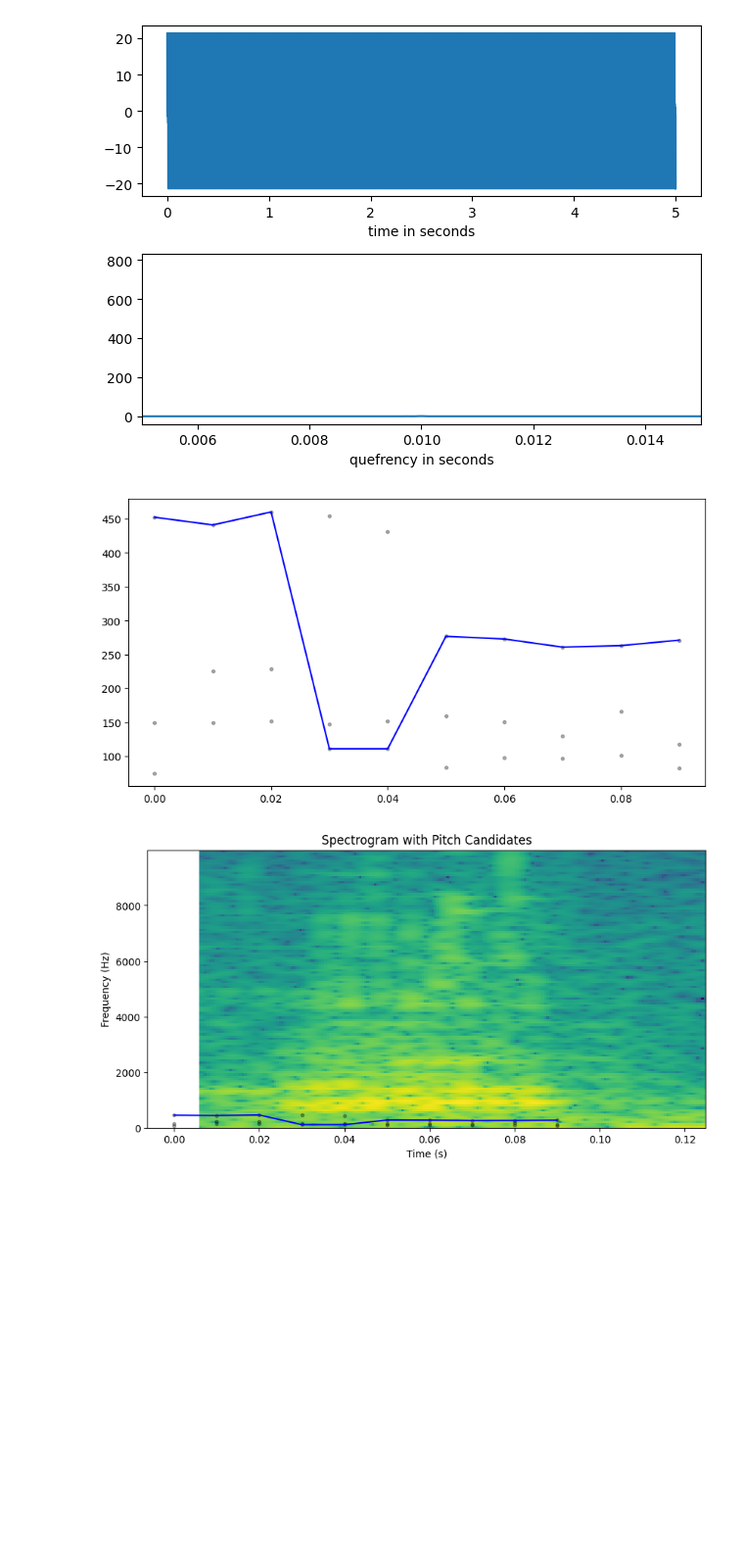
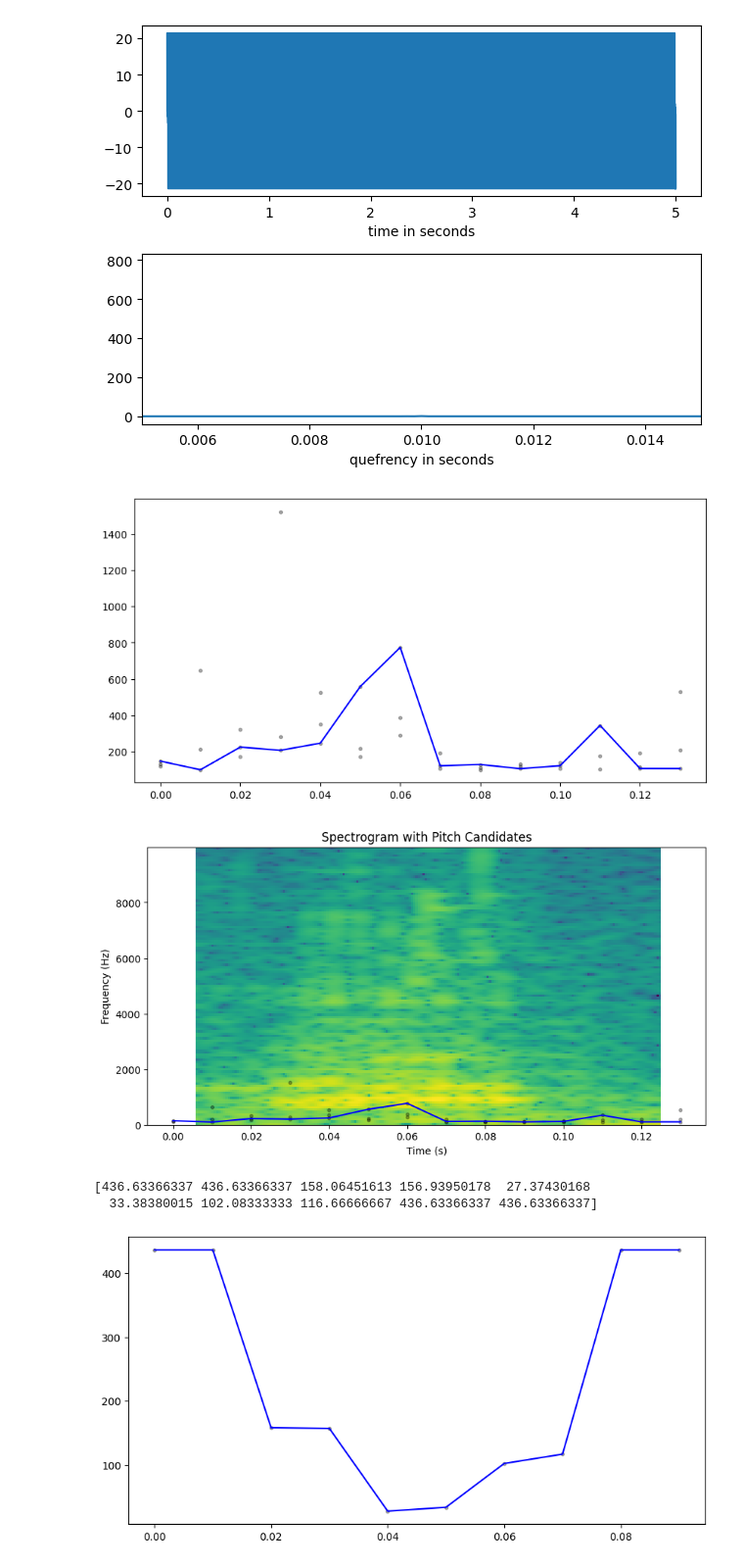
Before and after one commit to lgies23/biosonic, a Jupyter notebook: src/biosonic/test_plots.ipynb, the cells around one changed output. Shown at 98% size. Saved outputs shown, nothing was run; the diff lists cells and outputs as text; code cells hidden in the pictures; blank space fills up the shorter version.

```diff
--- a/src/biosonic/test_plots.ipynb
+++ b/src/biosonic/test_plots.ipynb
@@ -142,13 +162,25 @@ plot_cepstrum(data, sr)
 # batch_normalize_wav_files("/Users/lenagies/Desktop/Master/Nebenjob/biosonic/testfiles", 44100, 1, "float32")
 # %%
 # Run pitch tracking
-time_points, candidates = praat_pitch_tracking(signal_.data, signal_.sr)
+time_points, candidates = boersma(signal_.data, signal_.sr, min_pitch=100, max_pitch=2000)
 Sx, t, f = spectrogram(signal_.data, sr=signal_.sr, window='hann', window_length=n_fft, overlap=95)
 #plot_spectrogram(Sx, t, f, cmap='grey')
 
 # Plot
 plot_pitch_candidates(time_points, candidates)
 plot_pitch_on_spectrogram(signal_.data, signal_.sr, time_points, candidates, window_length=n_fft, overlap=95, flim=(0,10000))
+
+# yin method
+
+pitch_points = yin(signal_.data, signal_.sr, n_fft, 0.01, (100, 2000))
+print(pitch_points)
+time_points = np.arange(len(pitch_points)) * 0.01
+plot_pitch_candidates(time_points, pitch_points)
+# Plot
+plot_pitch_on_spectrogram(signal_.data, signal_.sr, time_points, pitch_points, window_length=n_fft, overlap=95, flim=(0,10000))
 # %% [output]
-[figure, old version]
+[figure, new version]
-[figure, old version]
+[figure, new version]
+[436.63366337 436.63366337 158.06451613 156.93950178  27.37430168
+  33.38380015 102.08333333 116.66666667 436.63366337 436.63366337]
+[figure, added]
```
Also changed, not shown: parts of 6 cells of this notebook, 5 other files.
